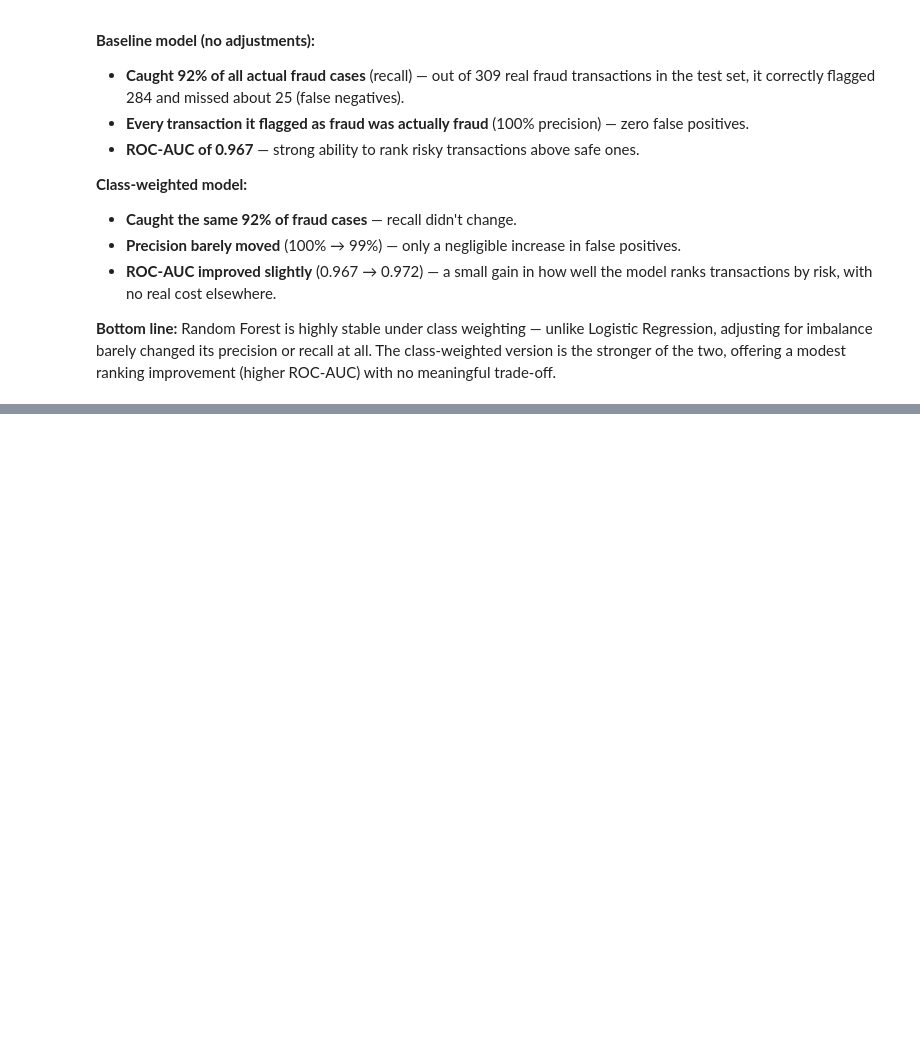
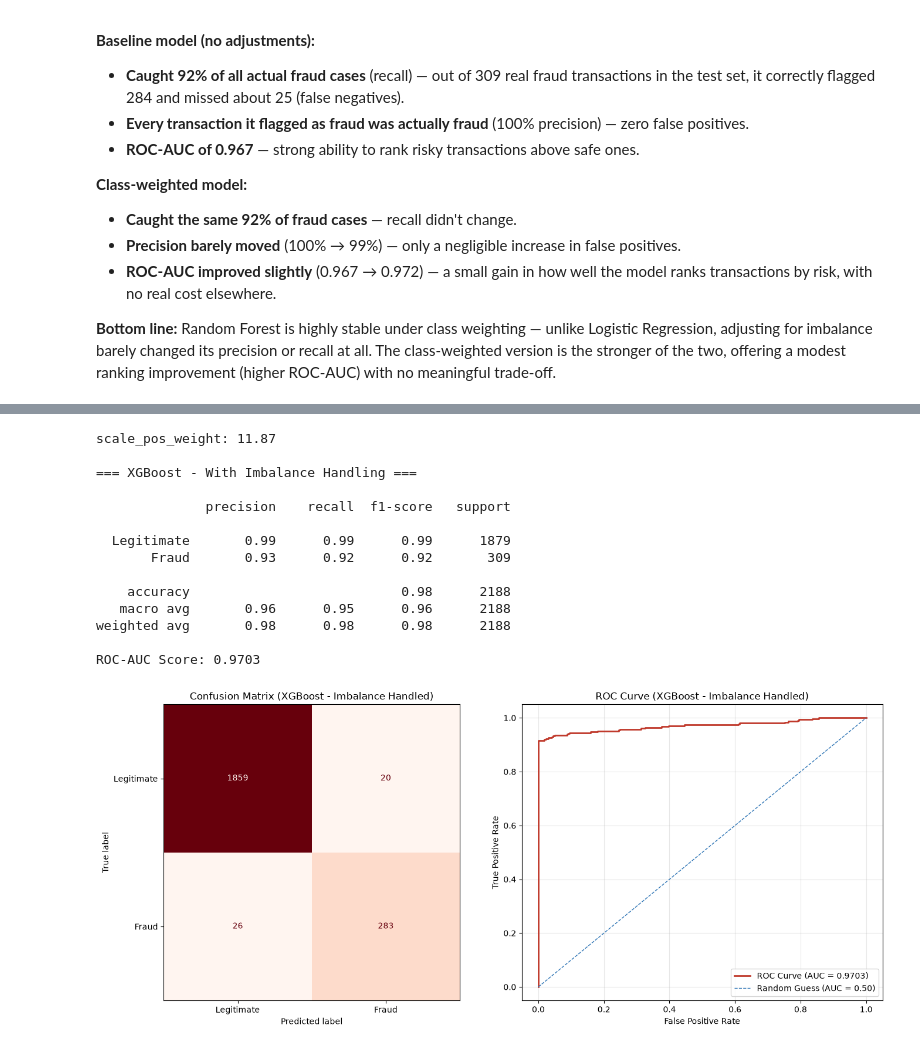
Before and after one commit to LeesiElekwa/Digital_Transfer_Fraud_Detection_System, a Jupyter notebook: Notebooks/ModelDevelopment.ipynb, the cells around one changed output, grey strips where cells are left out. Saved outputs shown, nothing was run; the diff lists cells and outputs as text; code cells hidden in the pictures; blank space fills up the shorter version.

```diff
--- a/Notebooks/ModelDevelopment.ipynb
+++ b/Notebooks/ModelDevelopment.ipynb
@@ -459,0 +518,63 @@ Two versions of Random Forest were tested.
+# %%
+# Calculate the ratio of legitimate to fraud cases in the training set
+scale_pos_weight = (y_train == 0).sum() / (y_train == 1).sum()
+print(f"scale_pos_weight: {scale_pos_weight:.2f}")
+
+xgb_model_weighted = XGBClassifier(
+    n_estimators=100,
+    learning_rate=0.1,
+    max_depth=6,
+    random_state=42,
+    eval_metric="logloss",
+    scale_pos_weight=scale_pos_weight
+)
+
+xgb_weighted_pipeline = Pipeline(steps=[
+    ("preprocessor", preprocessor),
+    ("classifier", xgb_model_weighted)
+])
+
+xgb_weighted_pipeline.fit(X_train, y_train)
+
+y_pred_xgb_weighted = xgb_weighted_pipeline.predict(X_test)
+y_pred_proba_xgb_weighted = xgb_weighted_pipeline.predict_proba(X_test)[:, 1]
+
+print("\n=== XGBoost - With Imbalance Handling ===\n")
+print(classification_report(y_test, y_pred_xgb_weighted, target_names=["Legitimate", "Fraud"]))
+print(f"ROC-AUC Score: {roc_auc_score(y_test, y_pred_proba_xgb_weighted):.4f}")
+
+fig, axes = plt.subplots(1, 2, figsize=(14, 6))
+
+cm_xgb_w = confusion_matrix(y_test, y_pred_xgb_weighted)
+disp = ConfusionMatrixDisplay(confusion_matrix=cm_xgb_w, display_labels=["Legitimate", "Fraud"])
+disp.plot(ax=axes[0], cmap="Reds", colorbar=False)
+axes[0].set_title("Confusion Matrix (XGBoost - Imbalance Handled)")
+
+fpr, tpr, _ = roc_curve(y_test, y_pred_proba_xgb_weighted)
+auc_score = roc_auc_score(y_test, y_pred_proba_xgb_weighted)
+axes[1].plot(fpr, tpr, color="#C0392B", linewidth=2, label=f"ROC Curve (AUC = {auc_score:.4f})")
+axes[1].plot([0, 1], [0, 1], color="#2E75B6", linestyle="--", linewidth=1, label="Random Guess (AUC = 0.50)")
+axes[1].set_title("ROC Curve (XGBoost - Imbalance Handled)")
+axes[1].set_xlabel("False Positive Rate")
+axes[1].set_ylabel("True Positive Rate")
+axes[1].legend(loc="lower right")
+axes[1].grid(True, alpha=0.3)
+
+plt.tight_layout()
+plt.show()
+# %% [output]
+scale_pos_weight: 11.87
+
+=== XGBoost - With Imbalance Handling ===
+
+              precision    recall  f1-score   support
+
+  Legitimate       0.99      0.99      0.99      1879
+       Fraud       0.93      0.92      0.92       309
+
+    accuracy                           0.98      2188
+   macro avg       0.96      0.95      0.96      2188
+weighted avg       0.98      0.98      0.98      2188
+
+ROC-AUC Score: 0.9703
+[figure, added]
```
Also changed, not shown: parts of 3 cells of this notebook.
